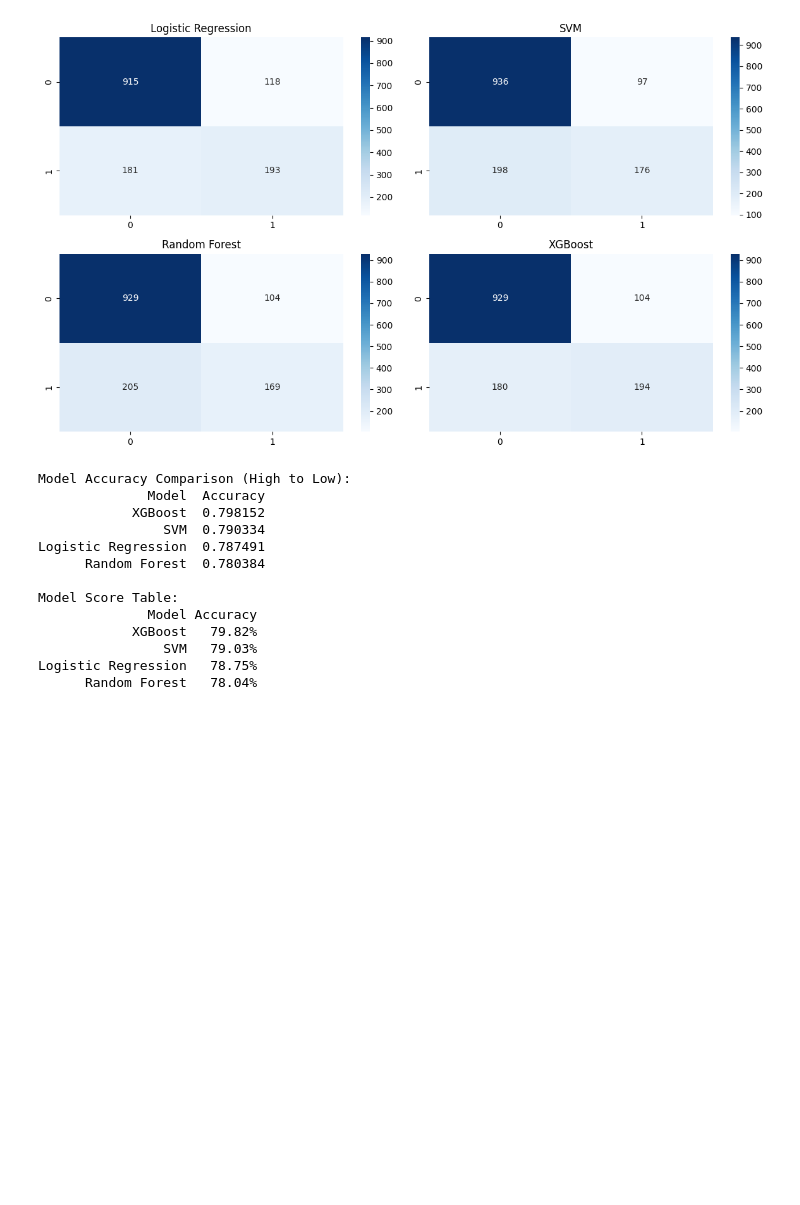
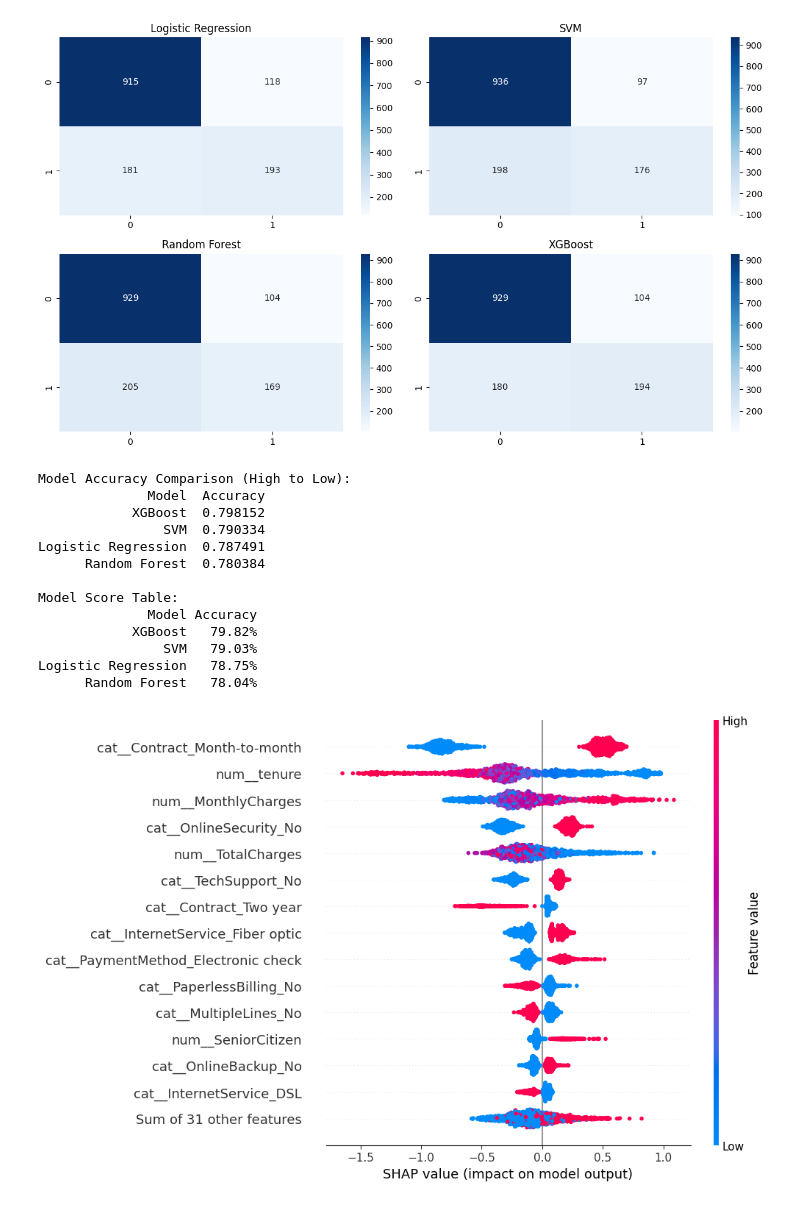
Before and after one commit to shahbaz-khan-ds/telecom-customer-churn-prediction, a Jupyter notebook: Talecom_Customer_Churn.ipynb, the cells around one changed output. Cells and saved outputs as stored; diff of their text form; code cells hidden in the pictures; blank space fills up the shorter version.

```diff
--- a/Talecom_Customer_Churn.ipynb
+++ b/Talecom_Customer_Churn.ipynb
@@ -704,3 +692,34 @@ Model Score Table:
                 SVM   79.03%
 Logistic Regression   78.75%
       Random Forest   78.04%
+# %%
+import shap
+
+# Transform test data using the fitted preprocessing pipeline
+X_test_transformed = xgb_model.named_steps["preprocessor"].transform(X_test)
+
+# Get feature names after one-hot encoding
+feature_names = (
+    xgb_model.named_steps["preprocessor"].get_feature_names_out()
+)
+
+# Convert transformed data to a DataFrame
+X_test_transformed = pd.DataFrame(
+    X_test_transformed,
+    columns=feature_names,
+    index=X_test.index
+)
+
+# Extract trained XGBoost classifier
+xgb_classifier = xgb_model.named_steps["classifier"]
+
+# Create SHAP explainer
+explainer = shap.TreeExplainer(xgb_classifier)
+
+# Calculate SHAP values
+shap_values = explainer(X_test_transformed)
+
+# Summary plot
+shap.plots.beeswarm(shap_values, max_display=15)
+# %% [output]
+[figure, added]
```
Also changed, not shown: parts of 3 cells of this notebook.
